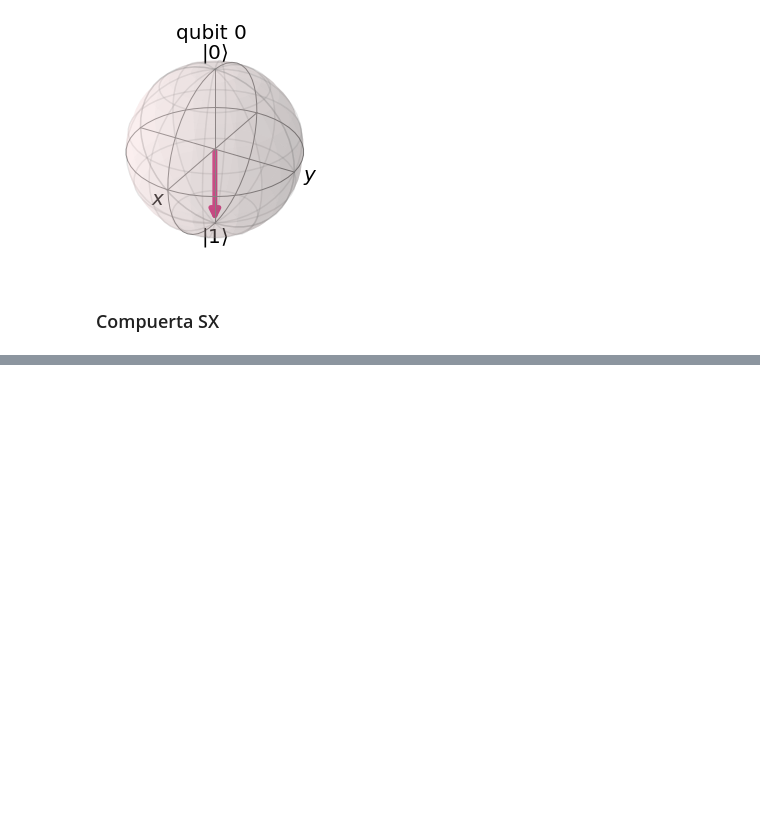
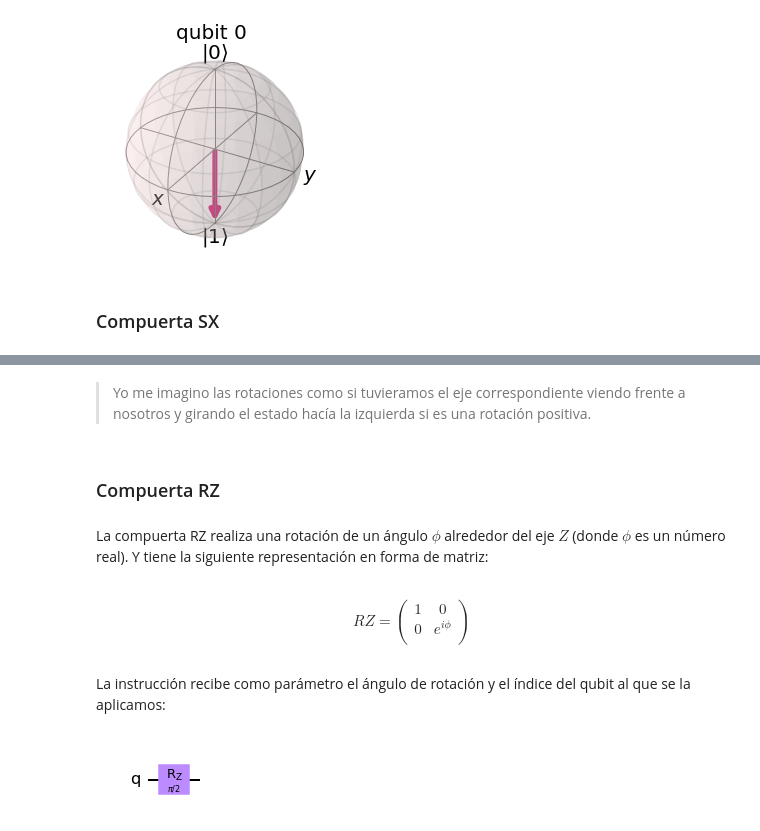
Before and after one commit to abdielgv162/Quantum_Computing, a Jupyter notebook: IBM_Quantum_Challenge_2021/Ejercicio_1_Compuerta_Toffoli.ipynb, the cells around one changed output, grey strips where cells are left out. Cells and saved outputs as stored; diff of their text form; code cells hidden in the pictures; blank space fills up the shorter version.

```diff
--- a/IBM_Quantum_Challenge_2021/Ejercicio_1_Compuerta_Toffoli.ipynb
+++ b/IBM_Quantum_Challenge_2021/Ejercicio_1_Compuerta_Toffoli.ipynb
@@ -95,0 +117,21 @@ plot_bloch_multivector(result)
+# %% [markdown]
+> Yo me imagino las rotaciones como si tuvieramos el eje correspondiente viendo frente a nosotros y girando el estado hacía la izquierda si es una rotación positiva.
+# %% [markdown]
+### Compuerta RZ
+# %% [markdown]
+La compuerta RZ realiza una rotación de un ángulo $\phi$ alrededor del eje $Z$ (donde $\phi$ es un número real). Y tiene la siguiente representación en forma de matriz:
+# %% [markdown]
+$$
+RZ = \begin{pmatrix}
+1 & 0 \\
+0 & e ^{i \phi } \\
+\end{pmatrix}
+$$
+# %% [markdown]
+La instrucción recibe como parámetro el ángulo de rotación y el índice del qubit al que se la aplicamos:
+# %%
+rz_gate = QuantumCircuit(1)
+rz_gate.rz(pi/2 , 0)
+rz_gate.draw('mpl')
+# %% [output]
+[figure, added]
```
Also changed, not shown: parts of 116 cells of this notebook.
